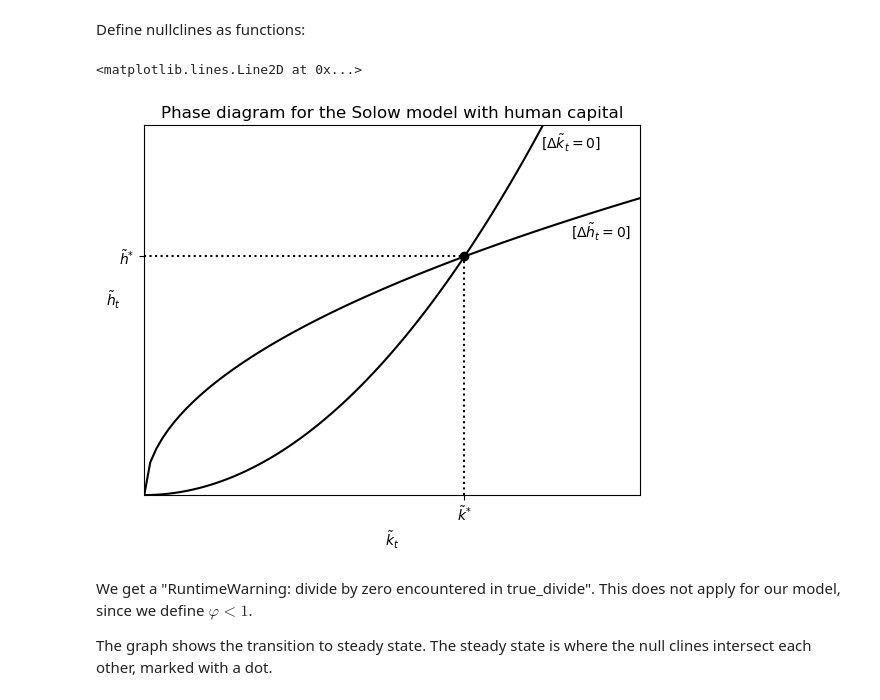
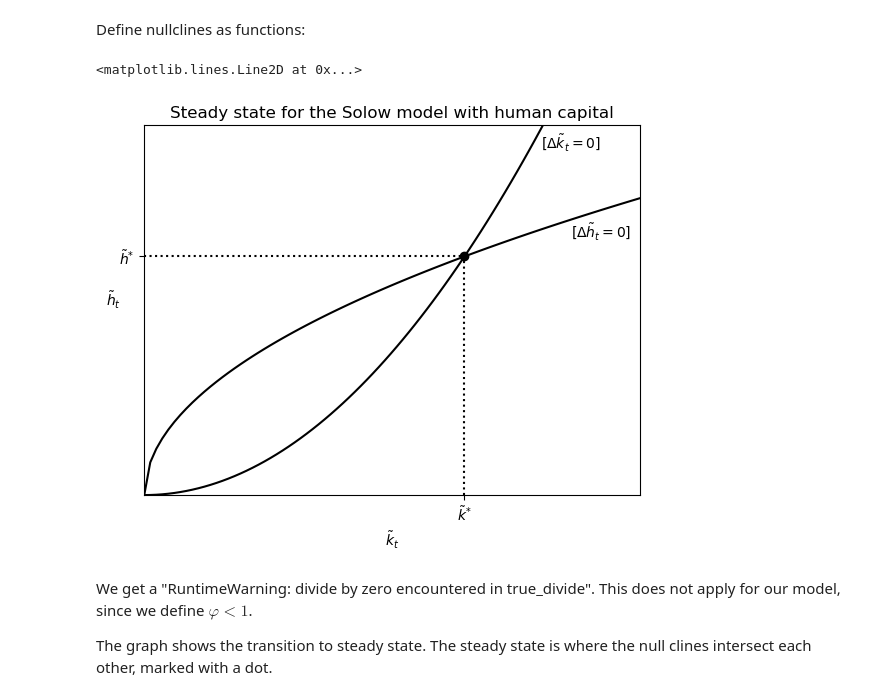
Before and after one commit to NumEconCopenhagen/projects-2023-helene-and-cecilie-class-3, a Jupyter notebook: modelproject/modelproject.ipynb, the cells around one changed output. Cells and saved outputs as stored; diff of their text form; code cells hidden in the pictures.

```diff
--- a/modelproject/modelproject.ipynb
+++ b/modelproject/modelproject.ipynb
@@ -228,7 +180,7 @@ def steady_state(sK, sH, delta, g, n, alpha, varphi):
     def objective(x): return [solow_k(x[0], x[1]), solow_h(x[0], x[1])]
 
     # reset our global data collection variables
-    reset(x0, objective)
+    modelproject.reset(x0, objective)
 
     # options for the Newton-Krylov solver
     options={
@@ -236,10 +188,10 @@ def steady_state(sK, sH, delta, g, n, alpha, varphi):
         "ftol":1e-14  # determine the tolerance
         }
     # solving for roots
-    solution = optimize.root(objective, x0, method="krylov", callback=krylov_collect, options=options) # using the Newton-Krylov solver - can deal with large non-linear problems
+    solution = optimize.root(objective, x0, method="krylov", callback=modelproject.krylov_collect, options=options) # using the Newton-Krylov solver - can deal with large non-linear problems
 
     # plot the convergences for k and h
-    plot_convergence()
+    modelproject.plot_convergence()
 
     ss_k = solution.x[0]
     ss_h = solution.x[1]
@@ -344,35 +296,35 @@ ktilde = np.linspace(0, 3, 100)
 # plot null_k and null_h
 ax.plot(ktilde, null_k(ktilde, alpha, varphi, delta, g, n, sK), color='black')
 ax.plot(ktilde, null_h(ktilde, alpha, varphi, delta, g, n, sH), color='black')
 # alterations to figure
 plt.xlim(0, 2.5)
 plt.ylim(0, 2.5)
 ax.set_xlabel(r'$\tilde{k}_{t}$')
 ax.set_ylabel(r'$\tilde{h}_{t}$', rotation=0)
-ax.set_title("Phase diagram for the Solow model with human capital")
+ax.set_title("Steady state for the Solow model with human capital")
 plt.text(2.0, 2.35, r'[$\Delta \tilde{k}_{t}=0$]')
 plt.text(2.15, 1.75, r'[$\Delta \tilde{h}_{t}=0$]')
 # insert steady state
 plt.scatter(ss_k, ss_h, color='black')
 # set x tick
 xtick_loc = [ss_k]
 labels = [item.get_text() for item in ax.get_xticklabels()]
 labels[0] = r'$\tilde{k}^{*}$'
 ax.set_xticklabels(labels)
 # set y tick
 ytick_loc = [ss_h]
 labels = [item.get_text() for item in ax.get_yticklabels()]
 labels[0] = r'$\tilde{h}^{*}$'
 ax.set_yticklabels(labels)
 # remove ticks
 ax.set_xticks(xtick_loc)
 ax.set_yticks(ytick_loc)
 # insert dotted lines from axes to steady state
 plt.axvline(ss_k, ymax=ss_h/2.5, linestyle='dotted', color='black')
 plt.axhline(ss_h, xmax=ss_k/2.5, linestyle='dotted', color='black')
 # %% [output]
 <matplotlib.lines.Line2D at 0x...>
-[figure, old version]
+[figure, new version]
 # %% [markdown]
 We get a "RuntimeWarning: divide by zero encountered in true_divide".  This does not apply for our model, since we define $\varphi<1$.
 
```
Also changed, not shown: parts of 12 cells of this notebook, 1 other file.
